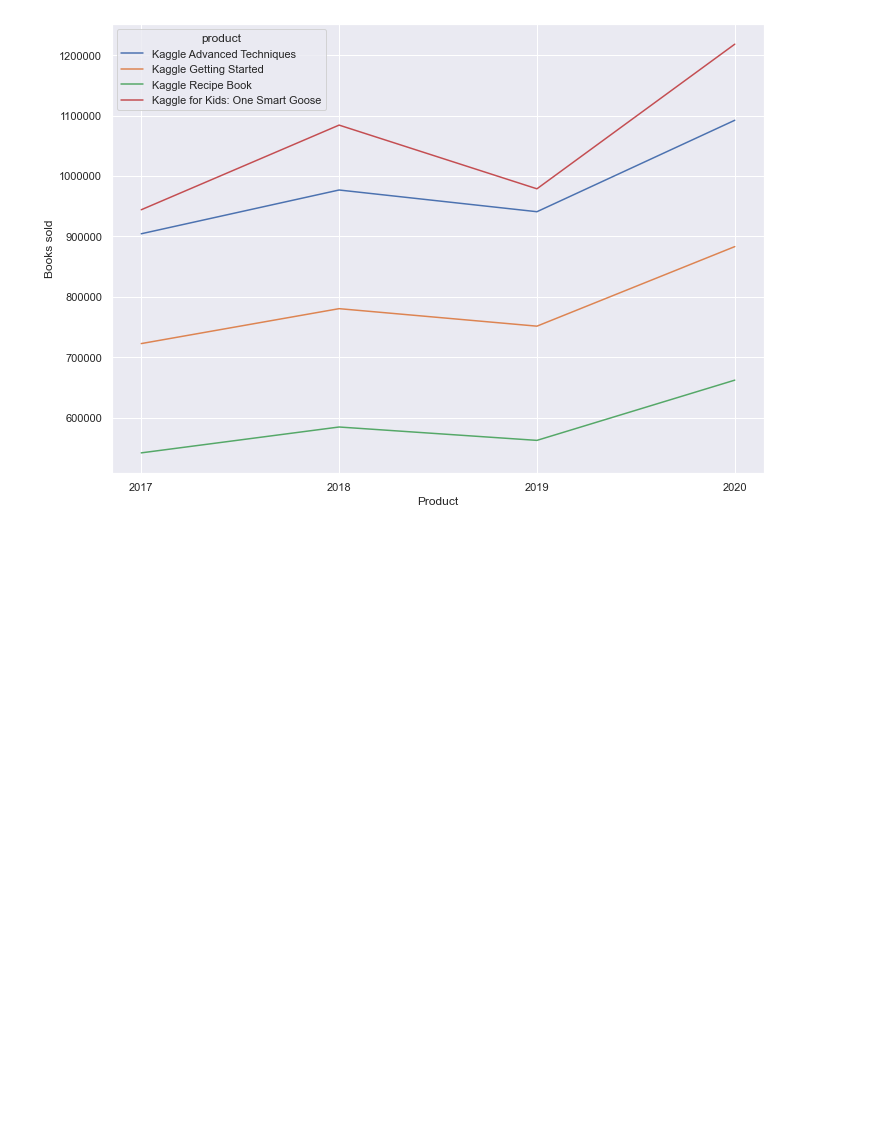
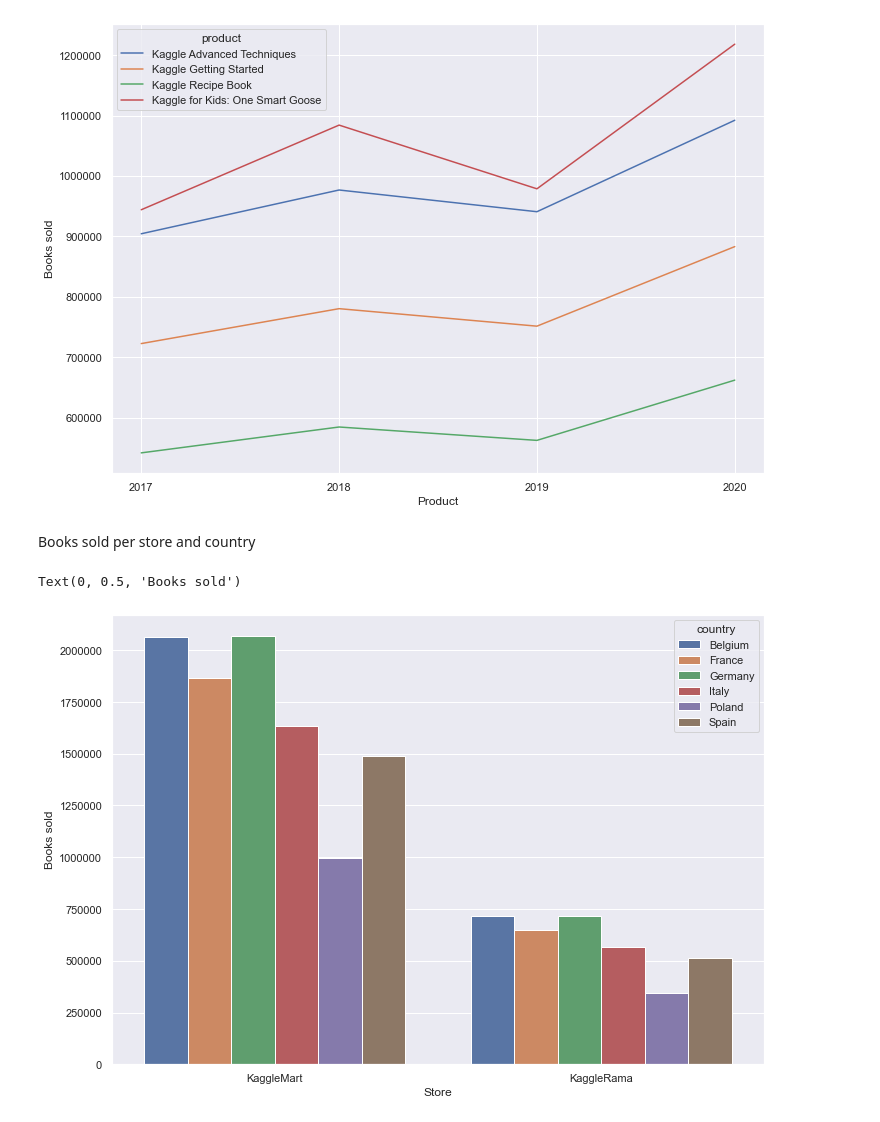
Before and after one commit to rjodriscoll/tab-play-sep-22, a Jupyter notebook: exploration.ipynb, the cells around one changed output. Drawn from its saved outputs; the diff is of its cells as text; code cells hidden in the pictures; blank space fills up the shorter version.

Commit message:
books sold per year and store graph

```diff
--- a/exploration.ipynb
+++ b/exploration.ipynb
@@ -88,6 +88,8 @@ year_data = train_data['date'].dt.to_period('Y')
 train_data['year'] = year_data
 year_country_data = train_data.groupby(['year','country'], as_index=False)['num_sold'].sum()
 year_product_data = train_data.groupby(['year','product'], as_index=False)['num_sold'].sum()
+store_country_data = train_data.groupby(['store','country'], as_index=False)['num_sold'].sum()
+store_year_data = train_data.groupby(['store','year'], as_index=False)['num_sold'].sum()
 data = train_data.groupby(['year'], as_index=False)['num_sold'].sum()
 country_data = train_data.groupby(['country'], as_index=False)['num_sold'].sum()
 country_product_data = train_data.groupby(['country','product'], as_index=False)['num_sold'].sum()
@@ -139,3 +143,13 @@ plt.ylabel('Books sold')
 # %% [output]
 Text(0, 0.5, 'Books sold')
 [figure]
+# %% [markdown]
+Books sold per store and country
+# %%
+sns.barplot(data=store_country_data, x=store_country_data['store'].astype(str),y='num_sold',hue='country')
+plt.ticklabel_format(style='plain', axis='y')
+plt.xlabel('Store')
+plt.ylabel('Books sold')
+# %% [output]
+Text(0, 0.5, 'Books sold')
+[figure, added]
```
Also changed, not shown: parts of 3 cells of this notebook.
